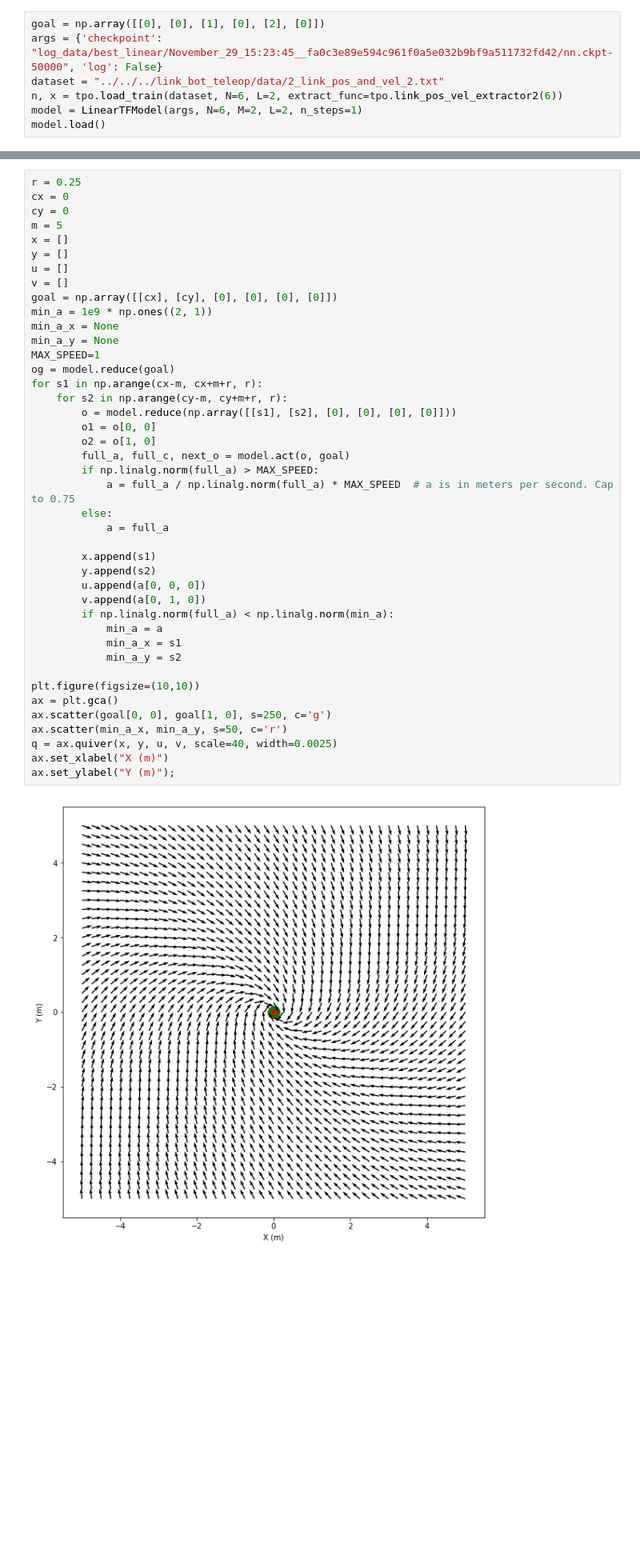
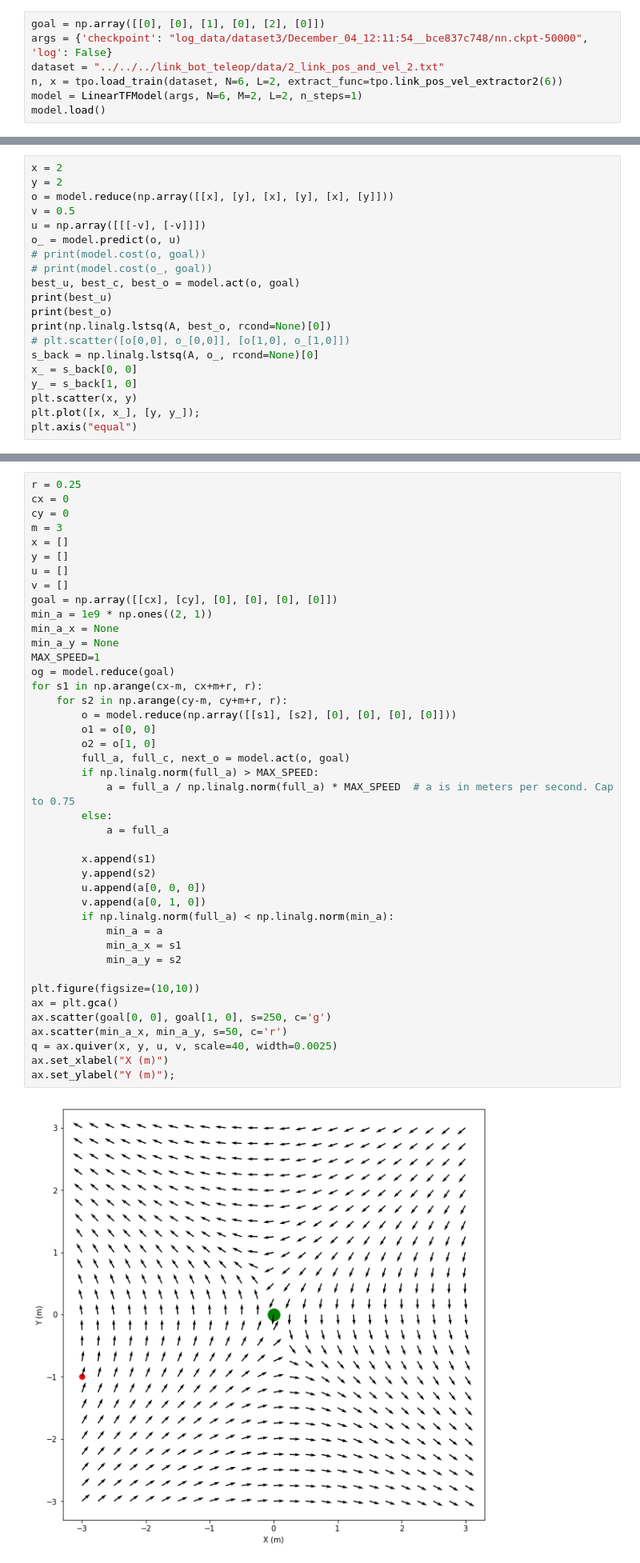
Before and after one commit to UM-ARM-Lab/unreliable-deform-manipulation, a Jupyter notebook: link_bot_notebooks/src/link_bot_notebooks/Linear TF Testing.ipynb, the cells around one changed output, grey strips where cells are left out. Shown at 80% size. Saved outputs shown, nothing was run; the diff lists cells and outputs as text; blank space fills up the shorter version.

```diff
--- a/link_bot_notebooks/src/link_bot_notebooks/Linear TF Testing.ipynb
+++ b/link_bot_notebooks/src/link_bot_notebooks/Linear TF Testing.ipynb
@@ -12,7 +12,7 @@ from link_bot_notebooks.linear_tf_model import LinearTFModel
 importing Jupyter notebook from /home/pmitrano/catkin_ws/src/link_bot/link_bot_notebooks/src/link_bot_notebooks/toy_problem_optimization_common.ipynb
 # %%
 goal = np.array([[0], [0], [1], [0], [2], [0]])
-args = {'checkpoint': "log_data/best_linear/November_29_15:23:45__fa0c3e89e594c961f0a5e032b9bf9a511732fd42/nn.ckpt-50000", 'log': False}
+args = {'checkpoint': "log_data/dataset3/December_04_12:11:54__bce837c748/nn.ckpt-50000", 'log': False}
 dataset = "../../../link_bot_teleop/data/2_link_pos_and_vel_2.txt"
 n, x = tpo.load_train(dataset, N=6, L=2, extract_func=tpo.link_pos_vel_extractor2(6))
 model = LinearTFModel(args, N=6, M=2, L=2, n_steps=1)
@@ -43,2 +43,22 @@ D:
 # %%
 data = tpo.load_data(dataset, g=goal, extract_func=tpo.two_link_pos_vel_extractor)
+# %%
+x = 2
+y = 2
+o = model.reduce(np.array([[x], [y], [x], [y], [x], [y]]))
+v = 0.5
+u = np.array([[[-v], [-v]]])
+o_ = model.predict(o, u)
+# print(model.cost(o, goal))
+# print(model.cost(o_, goal))
+best_u, best_c, best_o = model.act(o, goal)
+print(best_u)
+print(best_o)
+print(np.linalg.lstsq(A, best_o, rcond=None)[0])
+# plt.scatter([o[0,0], o_[0,0]], [o[1,0], o_[1,0]])
+s_back = np.linalg.lstsq(A, o_, rcond=None)[0]
+x_ = s_back[0, 0]
+y_ = s_back[1, 0]
+plt.scatter(x, y)
+plt.plot([x, x_], [y, y_]);
+plt.axis("equal")
@@ -97,7 +126,7 @@ plt.axis("equal");
 r = 0.25
 cx = 0
 cy = 0
-m = 5
+m = 3
 x = []
 y = []
 u = []
@@ -109,34 +138,34 @@ min_a_y = None
 MAX_SPEED=1
 og = model.reduce(goal)
 for s1 in np.arange(cx-m, cx+m+r, r):
     for s2 in np.arange(cy-m, cy+m+r, r):
         o = model.reduce(np.array([[s1], [s2], [0], [0], [0], [0]]))
         o1 = o[0, 0]
         o2 = o[1, 0]
         full_a, full_c, next_o = model.act(o, goal)
         if np.linalg.norm(full_a) > MAX_SPEED:
             a = full_a / np.linalg.norm(full_a) * MAX_SPEED  # a is in meters per second. Cap to 0.75
         else:
             a = full_a
 
         x.append(s1)
         y.append(s2)
         u.append(a[0, 0, 0])
         v.append(a[0, 1, 0])
         if np.linalg.norm(full_a) < np.linalg.norm(min_a):
             min_a = a
             min_a_x = s1
             min_a_y = s2
 
 plt.figure(figsize=(10,10))
 ax = plt.gca()
 ax.scatter(goal[0, 0], goal[1, 0], s=250, c='g')
 ax.scatter(min_a_x, min_a_y, s=50, c='r')
 q = ax.quiver(x, y, u, v, scale=40, width=0.0025)
 ax.set_xlabel("X (m)")
 ax.set_ylabel("Y (m)");
 # %% [output]
-[figure, old version]
+[figure, new version]
 # %%
 x = 2
 y = -2
```
Also changed, not shown: parts of 10 cells of this notebook, 3 other files.
